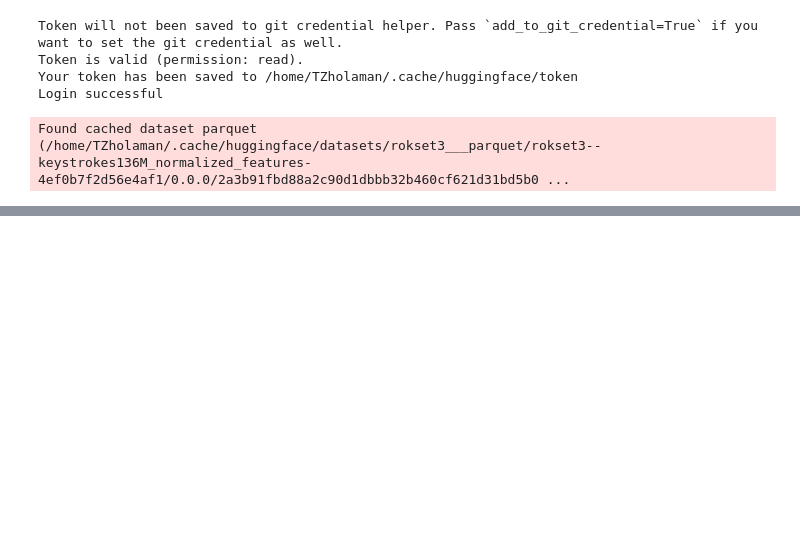
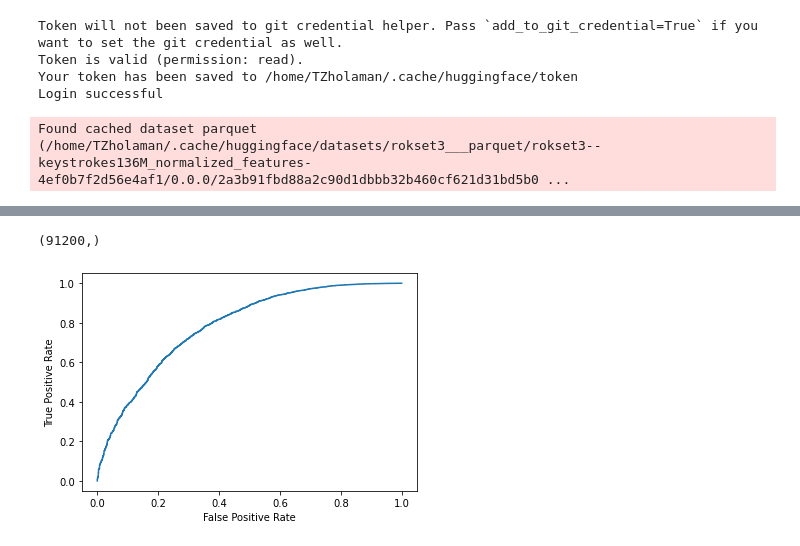
Before and after one commit to rokset3/GoNet, a Jupyter notebook: 3. Evaluation.ipynb, the cells around one changed output, grey strips where cells are left out. Drawn from its saved outputs; the diff is of its cells as text; code cells hidden in the pictures; blank space fills up the shorter version.

```diff
--- a/3. Evaluation.ipynb
+++ b/3. Evaluation.ipynb
@@ -34,7 +37,8 @@ with open('params.yaml', 'r') as f:
 # %%
 from classes.evaluate import AuthentificationEvaluator
-evaluator = AuthentificationEvaluator(ds, config
-)
+evaluator = AuthentificationEvaluator(model,
+                                      ds,
+                                      config)
 # %% [output]
 INFO: Pandarallel will run on 52 workers.
 INFO: Pandarallel will use Memory file system to transfer data between the main process and workers.
@@ -42,0 +50,3 @@ KeyboardInterrupt:
+# %%
+import numpy as np
+scores, labels = evaluator.get_scores_labels()
@@ -42,0 +57,8 @@ KeyboardInterrupt:
+# %%
+labels.shape
+# %% [output]
+(91200,)
+# %%
+labels_inverted = (labels==False).astype(int)
+# %%
+fpr, tpr, _ = metrics.roc_curve(labels_inverted,  scores)
@@ -42,0 +67,7 @@ KeyboardInterrupt:
+# %%
+plt.plot(fpr,tpr)
+plt.ylabel('True Positive Rate')
+plt.xlabel('False Positive Rate')
+plt.show()
+# %% [output]
+[figure, added]
```
Also changed, not shown: parts of 12 cells of this notebook, 3 other files.
